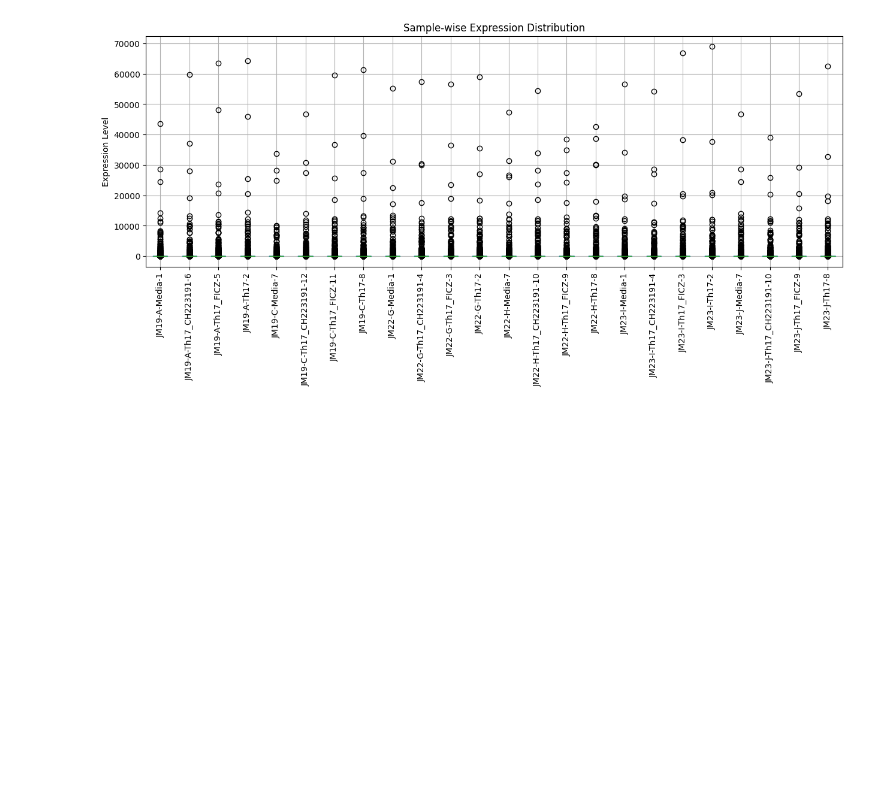
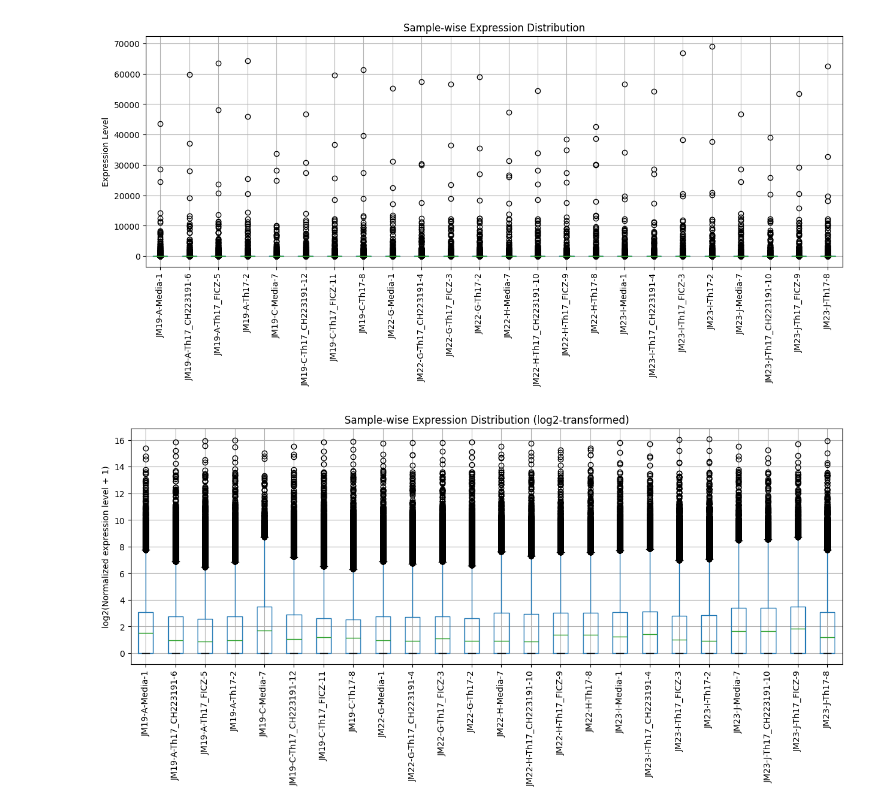
Before and after one commit to mikeselesko/rna_seq_differential_expression, a Jupyter notebook: notebooks/analysis.ipynb, the cells around one changed output. Saved outputs shown, nothing was run; the diff lists cells and outputs as text; code cells hidden in the pictures; blank space fills up the shorter version.

```diff
--- a/notebooks/analysis.ipynb
+++ b/notebooks/analysis.ipynb
@@ -60,3 +60,12 @@ plt.ylabel('Expression Level')
 plt.show()
 # %% [output]
 [figure]
+# %%
+df_log = np.log2(df + 1)
+
+df_log.boxplot(figsize=(15, 5), rot=90)
+plt.ylabel('log2(Normalized expression level + 1)')
+plt.title('Sample-wise Expression Distribution (log2-transformed)')
+plt.show()
+# %% [output]
+[figure, added]
```
